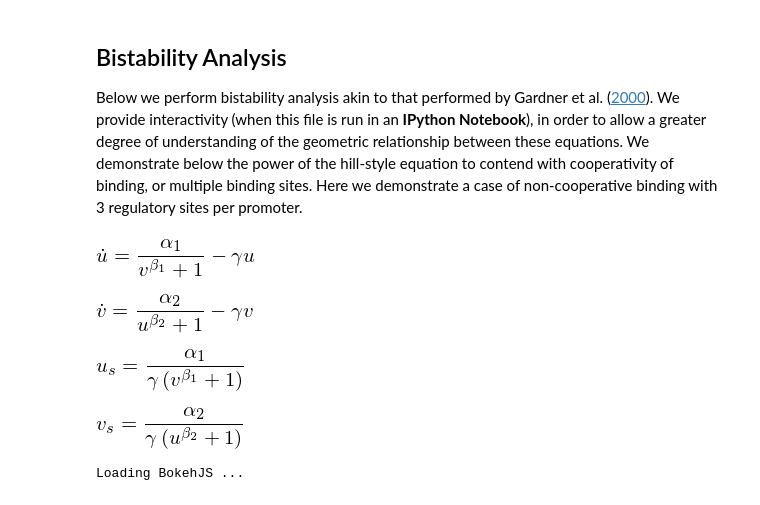
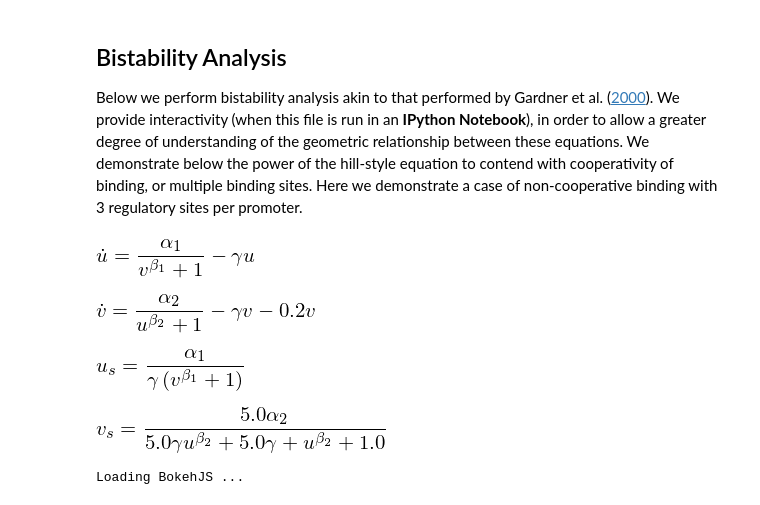
Before and after one commit to jpoles1/BIOC455, a Jupyter notebook: Report/LTM Analysis.ipynb, the cells around one changed output. Saved outputs shown, nothing was run; the diff lists cells and outputs as text; code cells hidden in the pictures.

```diff
--- a/Report/LTM Analysis.ipynb
+++ b/Report/LTM Analysis.ipynb
@@ -43,11 +43,11 @@ Below we perform bistability analysis akin to that performed by Gardner et al. (
 # %%
 u, v, a1, a2, b1, b2, gamma, t = symbols("u v alpha_1 alpha_2 beta_1 beta_2 gamma t", positive=1)
 dotu = a1/(1+v**b1) - gamma*u
-dotv = a2/(1+u**b2) - gamma*v
+dotv = a2/(1+u**b2) - gamma*v - .2*v
 display(Eq(Symbol("\dot{u}"), dotu), Eq(Symbol("\dot{v}"), dotv))
 # %% [output]
 [figure]
-[figure, old version]
+[figure, new version]
 # %%
 ustable = solve(dotu, u)[0]
 display(Eq(Symbol("u_s"), ustable))
@@ -55,7 +55,7 @@ vstable = solve(dotv, v)[0]
 display(Eq(Symbol("v_s"), vstable))
 # %% [output]
 [figure]
-[figure, old version]
+[figure, new version]
 # %%
 output_notebook()
 def plot_stability(a1_val=.1, a2_val=.1, div_time=60):
```
Also changed, not shown: parts of 1 cell of this notebook, 3 other files.
